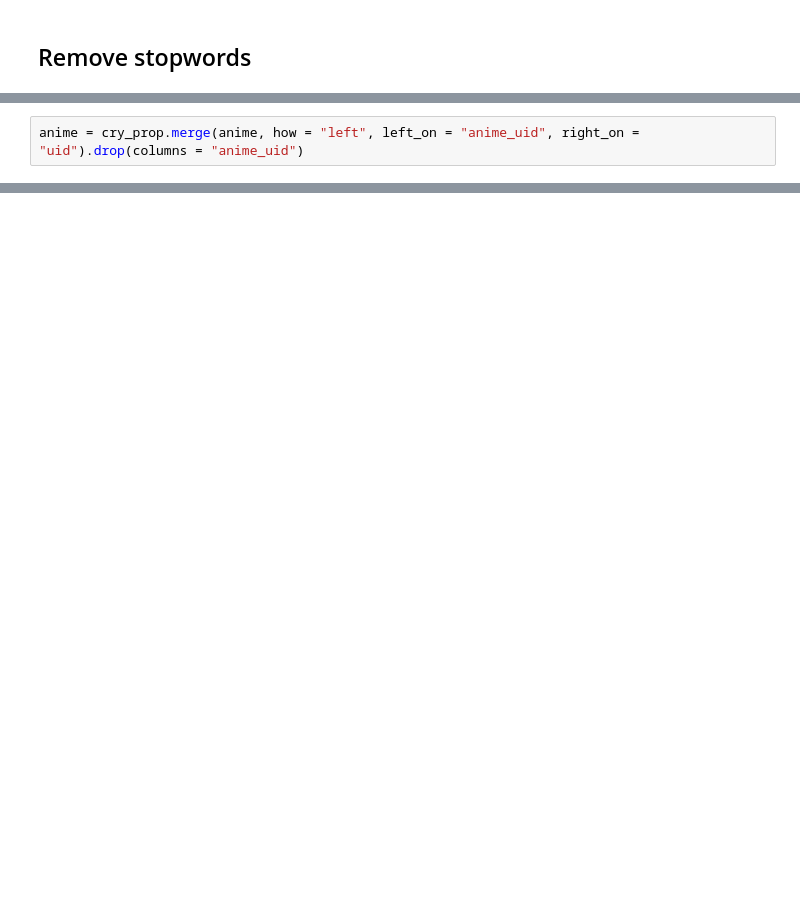
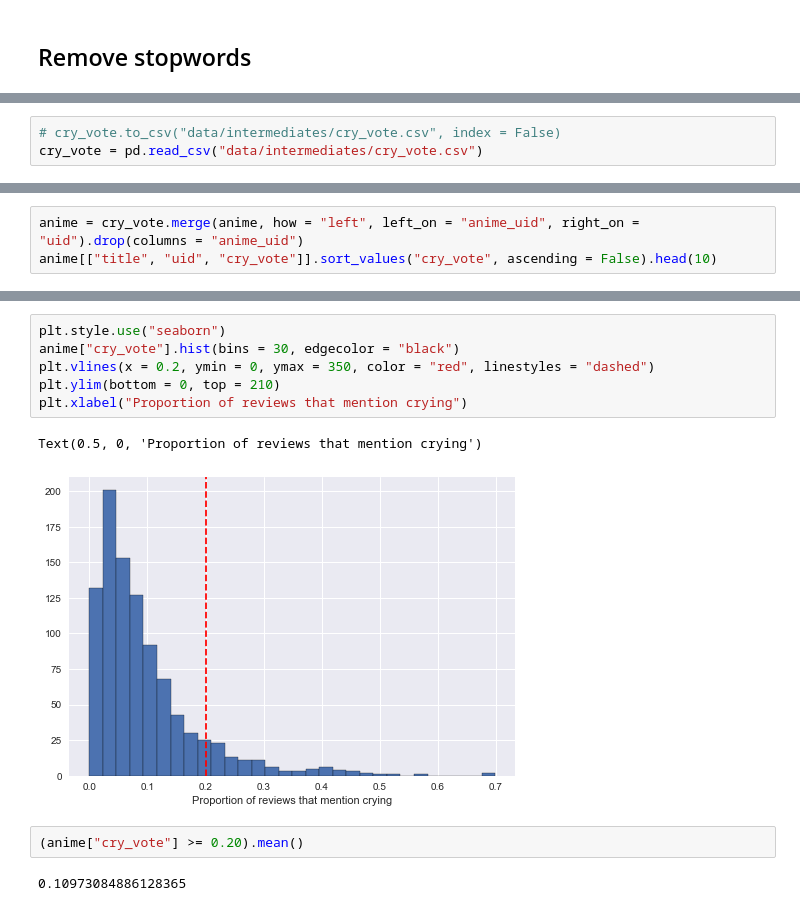
Before and after one commit to PeiYiZhuo/predict-tearjerker-anime, a Jupyter notebook: predict_tearjerker_anime.ipynb, the cells around one changed output, grey strips where cells are left out. Drawn from its saved outputs; the diff is of its cells as text; blank space fills up the shorter version.

Commit message:
Visualize `cry_vote`

```diff
--- a/predict_tearjerker_anime.ipynb
+++ b/predict_tearjerker_anime.ipynb
@@ -306,2 +300,0 @@ cry_prop = pd.read_csv("data/intermediates/target_field.csv")
-# %%
-anime = cry_prop.merge(anime, how = "left", left_on = "anime_uid", right_on = "uid").drop(columns = "anime_uid")
@@ -316,0 +313,3 @@ plt.ylim(bottom = 0, top = 400)
+# %%
+# cry_vote.to_csv("data/intermediates/cry_vote.csv", index = False)
+cry_vote = pd.read_csv("data/intermediates/cry_vote.csv")
@@ -316,0 +320,3 @@ plt.ylim(bottom = 0, top = 400)
+# %%
+anime = cry_vote.merge(anime, how = "left", left_on = "anime_uid", right_on = "uid").drop(columns = "anime_uid")
+anime[["title", "uid", "cry_vote"]].sort_values("cry_vote", ascending = False).head(10)
@@ -316,0 +335,13 @@ plt.ylim(bottom = 0, top = 400)
+# %%
+plt.style.use("seaborn")
+anime["cry_vote"].hist(bins = 30, edgecolor = "black")
+plt.vlines(x = 0.2, ymin = 0, ymax = 350, color = "red", linestyles = "dashed")
+plt.ylim(bottom = 0, top = 210)
+plt.xlabel("Proportion of reviews that mention crying")
+# %% [output]
+Text(0.5, 0, 'Proportion of reviews that mention crying')
+[figure, added]
+# %%
+(anime["cry_vote"] >= 0.20).mean()
+# %% [output]
+0.10973084886128365
```
Also changed, not shown: parts of 57 cells of this notebook.
